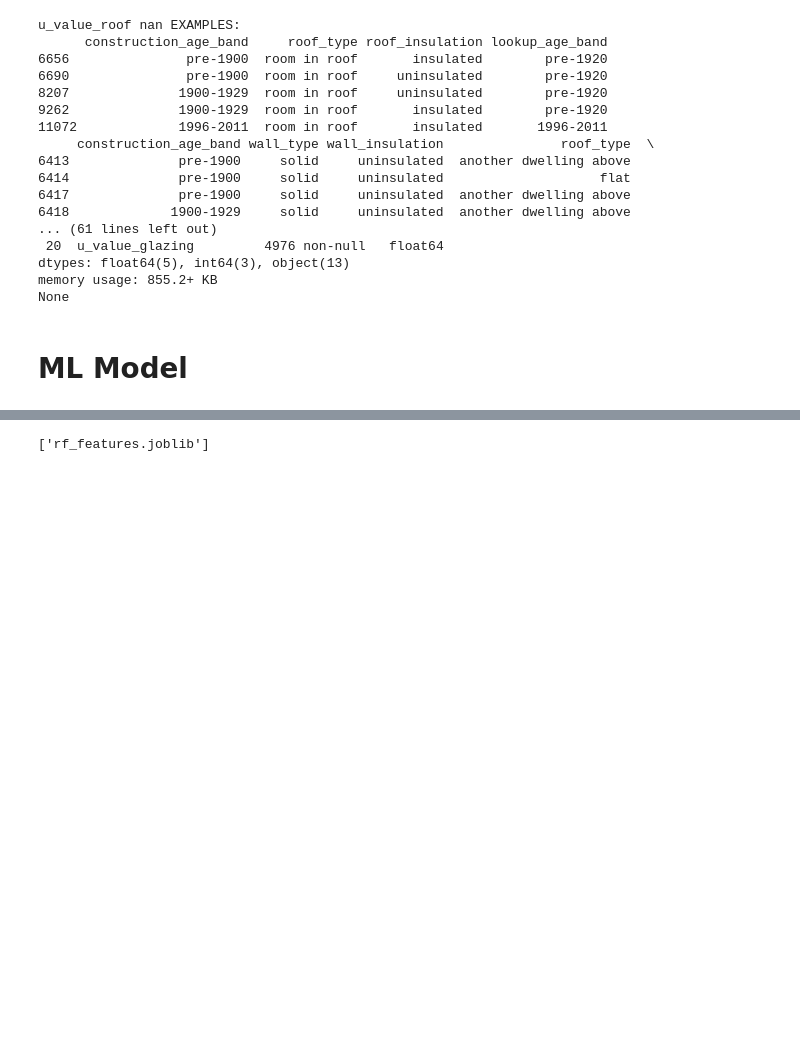
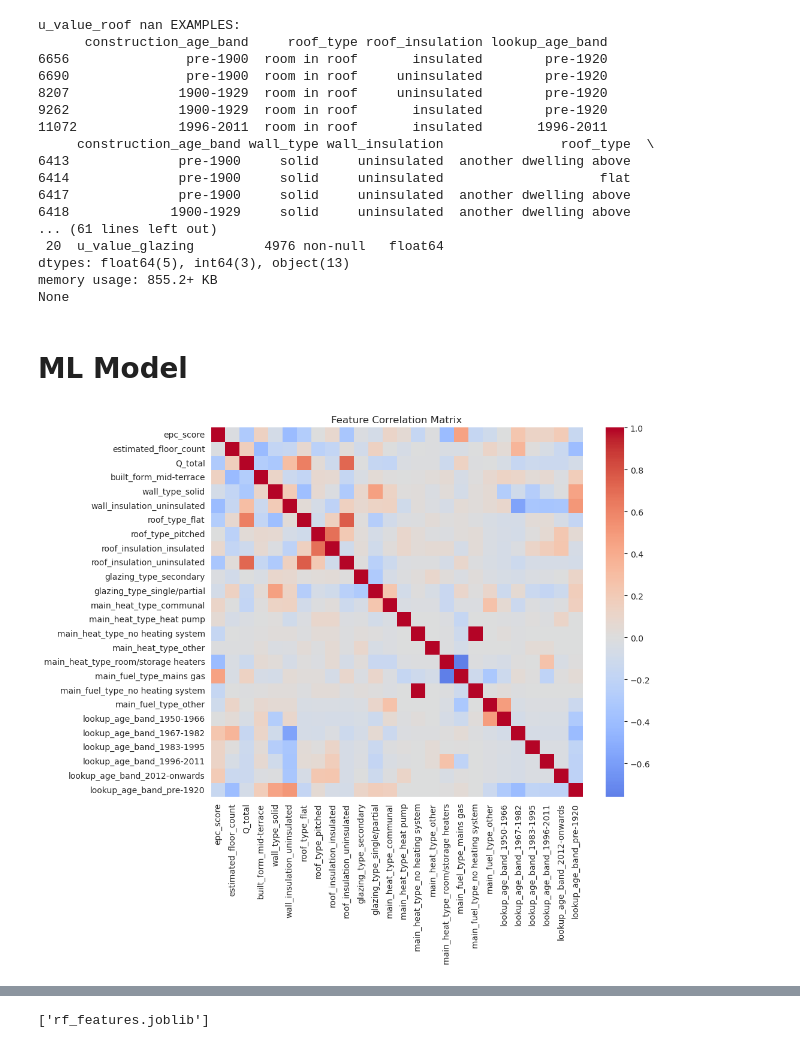
Before and after one commit to VeraLi0710/BABF_ec_ML, a Jupyter notebook: code.ipynb, the cells around one changed output, grey strips where cells are left out. Cells and saved outputs as stored; diff of their text form; code cells hidden in the pictures; blank space fills up the shorter version.

```diff
--- a/code.ipynb
+++ b/code.ipynb
@@ -214,22 +214,34 @@ filtered_df_clean['Q_total'] = (
     filtered_df_clean['u_value_glazing'] * filtered_df_clean['glazing_area']
 ) * delta_T
 # %%
+# 重新组织特征
 cat_cols = [
     'built_form', 'wall_type', 'wall_insulation', 'roof_type', 'roof_insulation',
     'glazing_type', 'main_heat_type', 'main_fuel_type', 'lookup_age_band'
-]
+]  # 这些是类别特征，与你图1一致
+
 num_cols = [
-    'epc_score', 'estimated_floor_count',
-    'wall_area', 'roof_area', 'floor_area', 'glazing_area',
-    'u_value_wall', 'u_value_roof', 'u_value_floor', 'u_value_glazing',
-    'Q_total'
-]
+    'epc_score', 'estimated_floor_count', 'Q_total'
+]  # Q_total是物理灰盒，另外两个是你指定数值型非物理特征
+
+# 构建X, y
 X = pd.get_dummies(filtered_df_clean[cat_cols + num_cols], drop_first=True)
-y = filtered_df_clean['energy_consumption']  # 预测目标
+y = filtered_df_clean['energy_consumption']
 
-# 检查下X和y无缺失
+# 缺失值用0填补（提前保证输入模型不会报错）
 X = X.fillna(0)
 y = y.fillna(0)
 # %% [markdown]
 # ML Model
+# %%
+import numpy as np
+corr_matrix = pd.DataFrame(X_train, columns=X.columns).corr()
+import matplotlib.pyplot as plt
+import seaborn as sns
+plt.figure(figsize=(10,8))
+sns.heatmap(corr_matrix, annot=False, cmap='coolwarm', center=0)
+plt.title("Feature Correlation Matrix")
+plt.show()
+# %% [output]
+[figure, added]
 # %%
```
Also changed, not shown: parts of 6 cells of this notebook, 3 other files.
